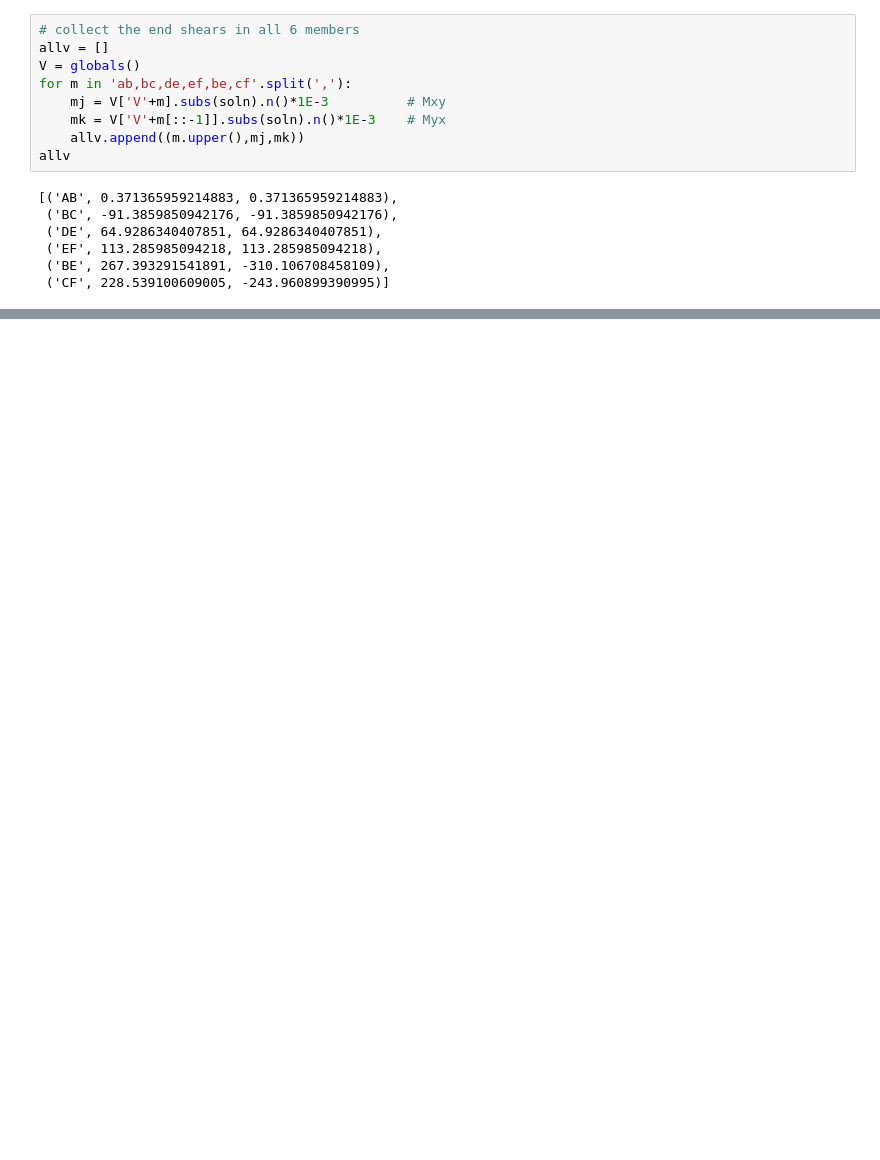
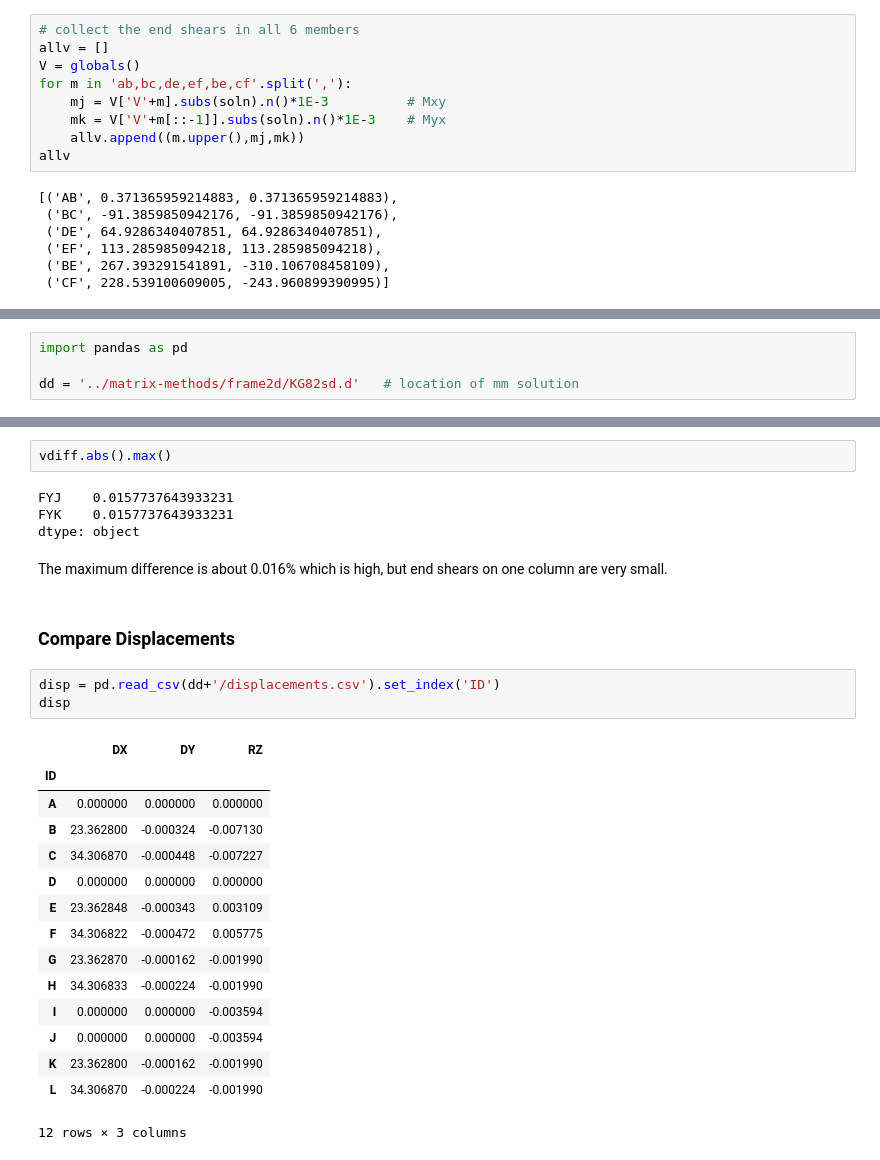
Before and after one commit to nholtz/structural-analysis, a Jupyter notebook: slope-deflection/KG-Example-8.2.ipynb, the cells around one changed output, grey strips where cells are left out. Drawn from its saved outputs; the diff is of its cells as text; blank space fills up the shorter version.

```diff
--- a/slope-deflection/KG-Example-8.2.ipynb
+++ b/slope-deflection/KG-Example-8.2.ipynb
@@ -121,0 +132,4 @@ allv
+# %%
+import pandas as pd
+
+dd = '../matrix-methods/frame2d/KG82sd.d'   # location of mm solution
@@ -121,0 +239,29 @@ allv
+# %%
+vdiff.abs().max()
+# %% [output]
+FYJ    0.0157737643933231
+FYK    0.0157737643933231
+dtype: object
+# %% [markdown]
+The maximum difference is about 0.016% which is high, but end shears on one column are very small.
+# %% [markdown]
+### Compare Displacements
+# %%
+disp = pd.read_csv(dd+'/displacements.csv').set_index('ID')
+disp
+# %% [output]
+|  | DX | DY | RZ |
+| ID |  |  |  |
+| A | 0.000000 | 0.000000 | 0.000000 |
+| B | 23.362800 | -0.000324 | -0.007130 |
+| C | 34.306870 | -0.000448 | -0.007227 |
+| D | 0.000000 | 0.000000 | 0.000000 |
+| E | 23.362848 | -0.000343 | 0.003109 |
+| F | 34.306822 | -0.000472 | 0.005775 |
+| G | 23.362870 | -0.000162 | -0.001990 |
+| H | 34.306833 | -0.000224 | -0.001990 |
+| I | 0.000000 | 0.000000 | -0.003594 |
+| J | 0.000000 | 0.000000 | -0.003594 |
+| K | 23.362800 | -0.000162 | -0.001990 |
+| L | 34.306870 | -0.000224 | -0.001990 |
+12 rows × 3 columns
```
Also changed, not shown: parts of 23 cells of this notebook, 6 other files.
